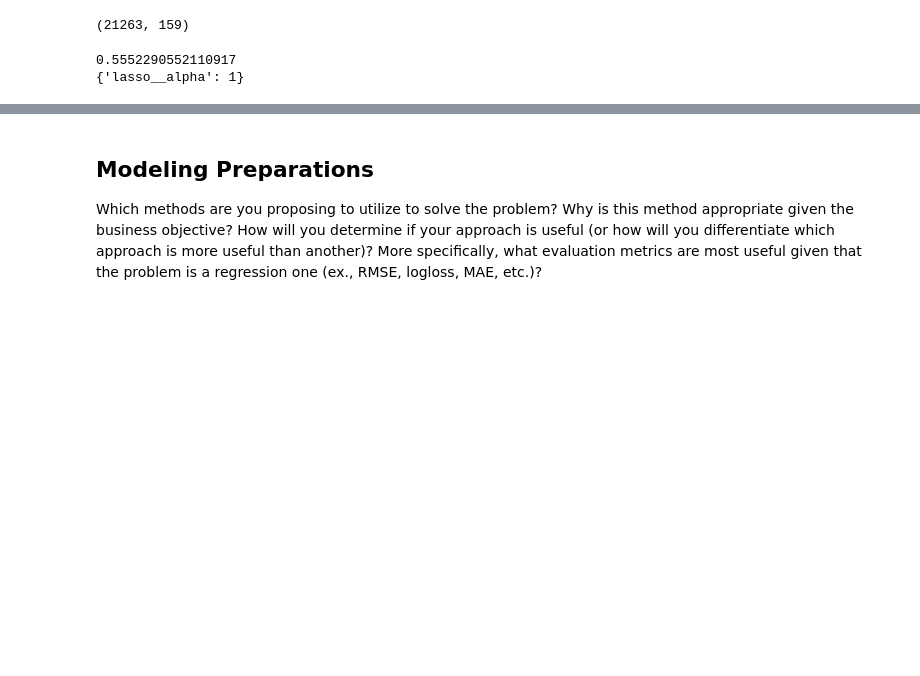
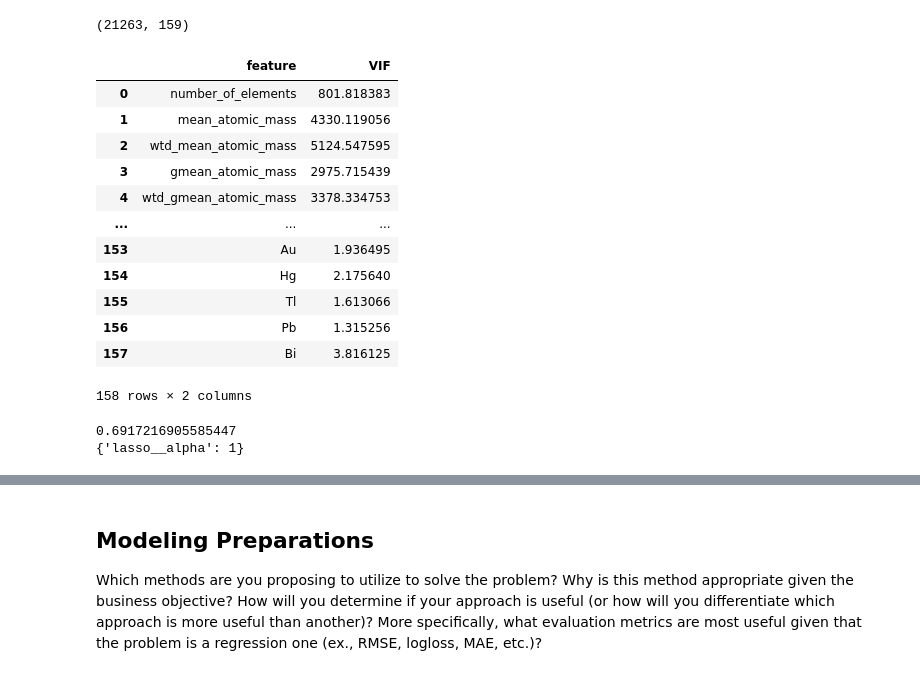
Before and after one commit to bSharpCyclist/MSDS-7333-QTW, a Jupyter notebook: Dan_C1.ipynb, the cells around one changed output, grey strips where cells are left out. Cells and saved outputs as stored; diff of their text form; code cells hidden in the pictures; blank space fills up the shorter version.

```diff
--- a/Dans File.ipynb
+++ b/Dan_C1.ipynb
@@ -60,12 +60,41 @@ print(data.shape)
 # %%
 # Create our standard numpy stuff
 X = data.drop(columns=['critical_temp']).values
 y = data.loc[:,'critical_temp'].values
+
+X_df = data.drop(columns=['critical_temp']).copy(deep=True)
+
+from statsmodels.stats.outliers_influence import variance_inflation_factor
+
+vif_data = pd.DataFrame()
+vif_data["feature"] = X_df.columns
+
+vif_data["VIF"] = [variance_inflation_factor(X_df.values, i) for i in range(len(X_df.columns))]
+
+vif_data
+# %% [output]
+|  | feature | VIF |
+| 0 | number_of_elements | 801.818383 |
+| 1 | mean_atomic_mass | 4330.119056 |
+| 2 | wtd_mean_atomic_mass | 5124.547595 |
+| 3 | gmean_atomic_mass | 2975.715439 |
+| 4 | wtd_gmean_atomic_mass | 3378.334753 |
+| ... | ... | ... |
+| 153 | Au | 1.936495 |
+| 154 | Hg | 2.175640 |
+| 155 | Tl | 1.613066 |
+| 156 | Pb | 1.315256 |
+| 157 | Bi | 3.816125 |
+158 rows × 2 columns
 # %%
+# https://stats.stackexchange.com/questions/445259/combining-pca-feature-scaling-and-cross-validation-without-training-test-data
+
 from sklearn.model_selection import train_test_split
 from sklearn.model_selection import GridSearchCV
 from sklearn.preprocessing import StandardScaler
+from sklearn.preprocessing import RobustScaler
 from sklearn.linear_model import Lasso
+#from sklearn.linear_model import LogisticRegression
 from sklearn.pipeline import make_pipeline
 
 X_train, X_test, y_train, y_test =\
@@ -73,7 +102,9 @@ X_train, X_test, y_train, y_test =\
     test_size=0.2,
     random_state=1)
 
-pipe_svc = make_pipeline(StandardScaler(), Lasso(random_state=1))
+pipe_svc = make_pipeline(RobustScaler(), Lasso(random_state=1))
+#pipe_svc = make_pipeline(StandardScaler(), LogisticRegression(random_state=1))
+
 
 param_range = [0.001, 0.01, 0.1, 1, 10, 100, 1000]
 
@@ -86,5 +117,5 @@ gs = gs.fit(X_train, y_train)
 print(gs.best_score_)
 print(gs.best_params_)
 # %% [output]
-0.5552290552110917
+0.6917216905585447
 {'lasso__alpha': 1}
```
Also changed, not shown: parts of 4 cells of this notebook.
